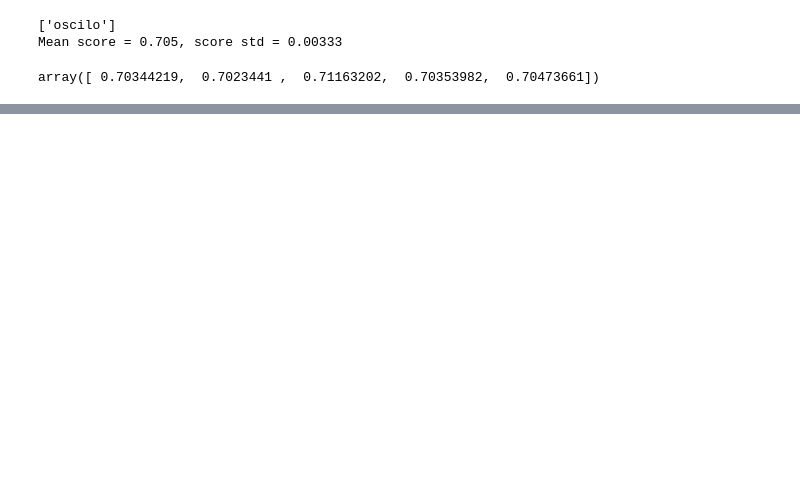
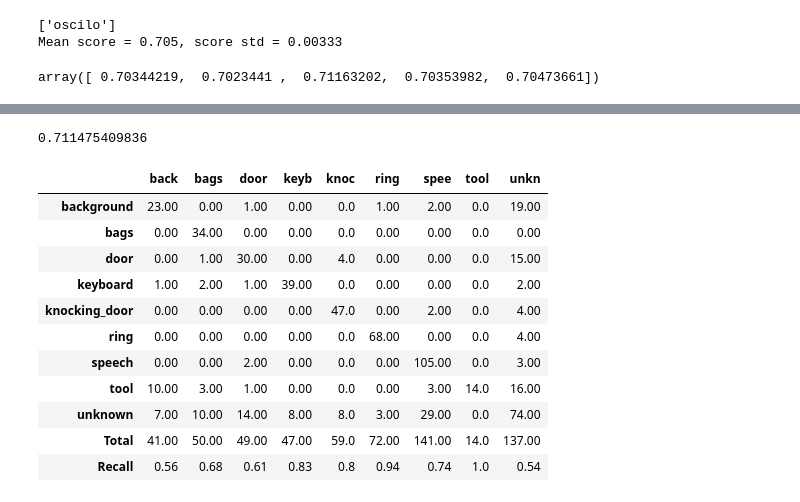
Before and after one commit to 2ndRei/STC, a Jupyter notebook: RnD.ipynb, the cells around one changed output, grey strips where cells are left out. Drawn from its saved outputs; the diff is of its cells as text; code cells hidden in the pictures; blank space fills up the shorter version.

```diff
--- a/RnD.ipynb
+++ b/RnD.ipynb
@@ -225,9 +249,9 @@ else:
 # %%
 if (not LOAD_DATA):
     test_spectr_feat, columns, _ = process_spectral_feature(TEST_DIR, df_test['File'])
-    np.save('./feat_spectr_test.npy', test_spectr_feat)
+    np.save('./_feat_spectr_test.npy', test_spectr_feat)
 else:
-    test_spectr_feat = np.load('./feat_spectr_test.npy')
+    test_spectr_feat = np.load('./_feat_spectr_test.npy')
 #df_test = pd.concat([df_test, pd.DataFrame(test_spectr_feat, columns=columns)], axis=1)
 # %%
 from sklearn.metrics import confusion_matrix, accuracy_score
@@ -563,0 +1226,6 @@ df_result_open.to_csv('./result_open.txt', sep='\t', header=False, index=False,
+# %%
+#'logit', 'rfc', 'gbc', 'svc'
+mean_valid_accuracy = np.mean(valid_accuracy, axis=0)
+arg_max_ravel = np.argmax(mean_valid_accuracy)
+idx = np.unravel_index(arg_max_ravel, tuple([11]*(len(cls_list) - 2)))
+mean_valid_accuracy[idx], idx
@@ -563,0 +1234,23 @@ df_result_open.to_csv('./result_open.txt', sep='\t', header=False, index=False,
+# %%
+param_grid = np.linspace(0.0, 1.0, 11)
+hyper_params = {}
+for key, index in zip(['alpha', 'beta', 'gamma'], idx):
+    hyper_params[key] = param_grid[index]
+
+false_proba_predict = []
+for i, (train_idx, valid_idx) in enumerate(skf.split(X, y)):
+    X_train, y_train = X[train_idx], y[train_idx]
+    X_valid, y_valid = X[valid_idx], y[valid_idx]
+
+    ensemble_proba = hyper_params['gamma']*(hyper_params['beta']*(hyper_params['alpha']*valid_proba['logit'][i] \
+                                                                  + (1.0 - hyper_params['alpha'])*valid_proba['rfc'][i]) \
+                                            + (1.0 - hyper_params['beta'])*valid_proba['gbc'][i]) \
+                     + (1.0 - hyper_params['gamma'])*valid_proba['svc'][i]
+
+    ensemble_proba = np.array(ensemble_proba)
+    ensemble_proba_predict = np.array([np.argmax(probas) for probas in ensemble_proba])
+    false_proba_predict += np.array([ensemble_proba[i, cls] for i, cls in enumerate(ensemble_proba_predict)]) \
+                           [y_valid != ensemble_proba_predict].tolist()
+
+open_threshold = np.median(false_proba_predict)
+print('threshold = %.4f' % open_threshold)
@@ -563,0 +1321,23 @@ df_result_open.to_csv('./result_open.txt', sep='\t', header=False, index=False,
+# %%
+ensemble_proba_predict[[np.max(proba) for proba in ensemble_proba] < open_threshold] = d_class['unknown']
+
+print(accuracy_score(y_test, ensemble_proba_predict))
+cfm_open = confusion_matrix(ensemble_proba_predict, y_test)
+pd.DataFrame(np.vstack((cfm_open, cfm_open.sum(axis=0),
+                        [round(cfm_open[i, i] / cfm_open.sum(axis=0)[i], ndigits=2) for i in range(cfm_open.shape[0])])),
+             index=list(d_class.keys()) + ['Total', 'Recall'],
+             columns=[str[:4] for str in list(d_class.keys())])
+# %% [output]
+0.711475409836
+|  | back | bags | door | keyb | knoc | ring | spee | tool | unkn |
+| background | 23.00 | 0.00 | 1.00 | 0.00 | 0.0 | 1.00 | 2.00 | 0.0 | 19.00 |
+| bags | 0.00 | 34.00 | 0.00 | 0.00 | 0.0 | 0.00 | 0.00 | 0.0 | 0.00 |
+| door | 0.00 | 1.00 | 30.00 | 0.00 | 4.0 | 0.00 | 0.00 | 0.0 | 15.00 |
+| keyboard | 1.00 | 2.00 | 1.00 | 39.00 | 0.0 | 0.00 | 0.00 | 0.0 | 2.00 |
+| knocking_door | 0.00 | 0.00 | 0.00 | 0.00 | 47.0 | 0.00 | 2.00 | 0.0 | 4.00 |
+| ring | 0.00 | 0.00 | 0.00 | 0.00 | 0.0 | 68.00 | 0.00 | 0.0 | 4.00 |
+| speech | 0.00 | 0.00 | 2.00 | 0.00 | 0.0 | 0.00 | 105.00 | 0.0 | 3.00 |
+| tool | 10.00 | 3.00 | 1.00 | 0.00 | 0.0 | 0.00 | 3.00 | 14.0 | 16.00 |
+| unknown | 7.00 | 10.00 | 14.00 | 8.00 | 8.0 | 3.00 | 29.00 | 0.0 | 74.00 |
+| Total | 41.00 | 50.00 | 49.00 | 47.00 | 59.0 | 72.00 | 141.00 | 14.0 | 137.00 |
+| Recall | 0.56 | 0.68 | 0.61 | 0.83 | 0.8 | 0.94 | 0.74 | 1.0 | 0.54 |
```
Also changed, not shown: parts of 61 cells of this notebook, 6 other files.
